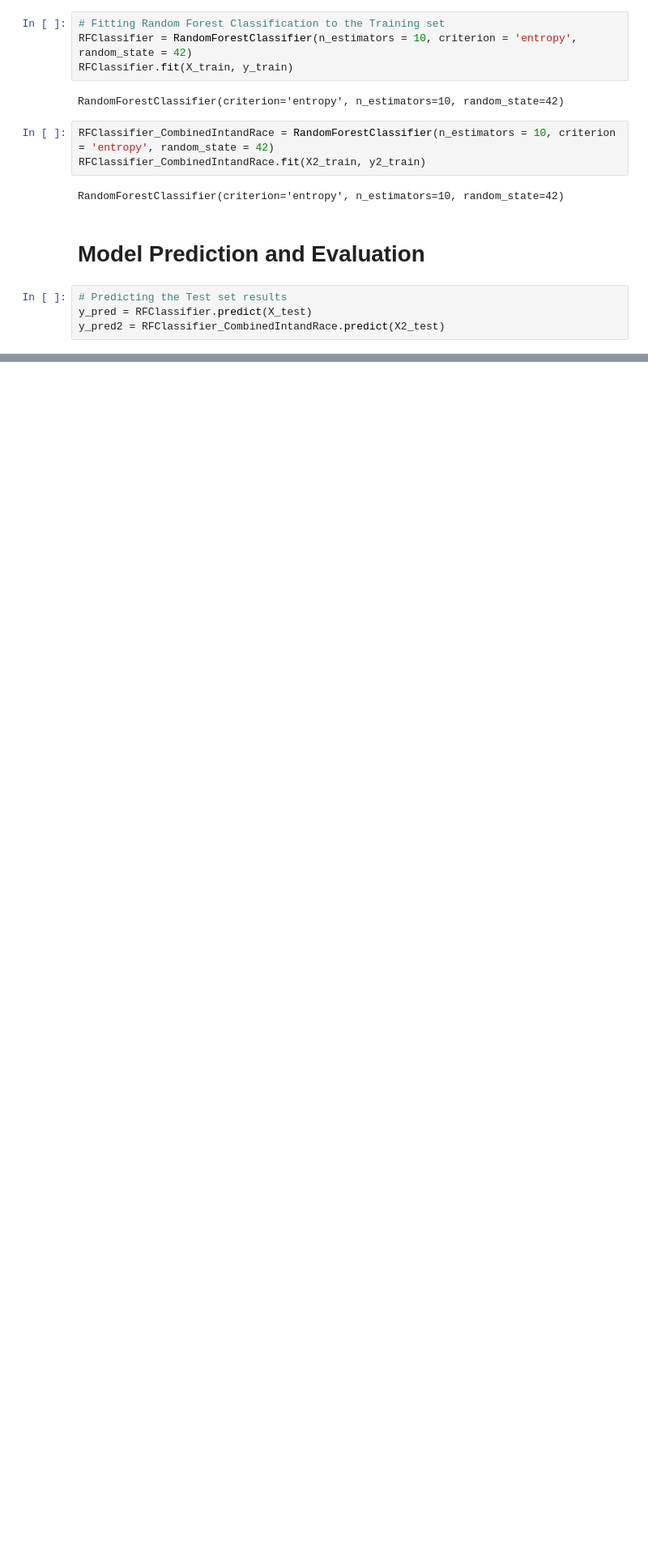
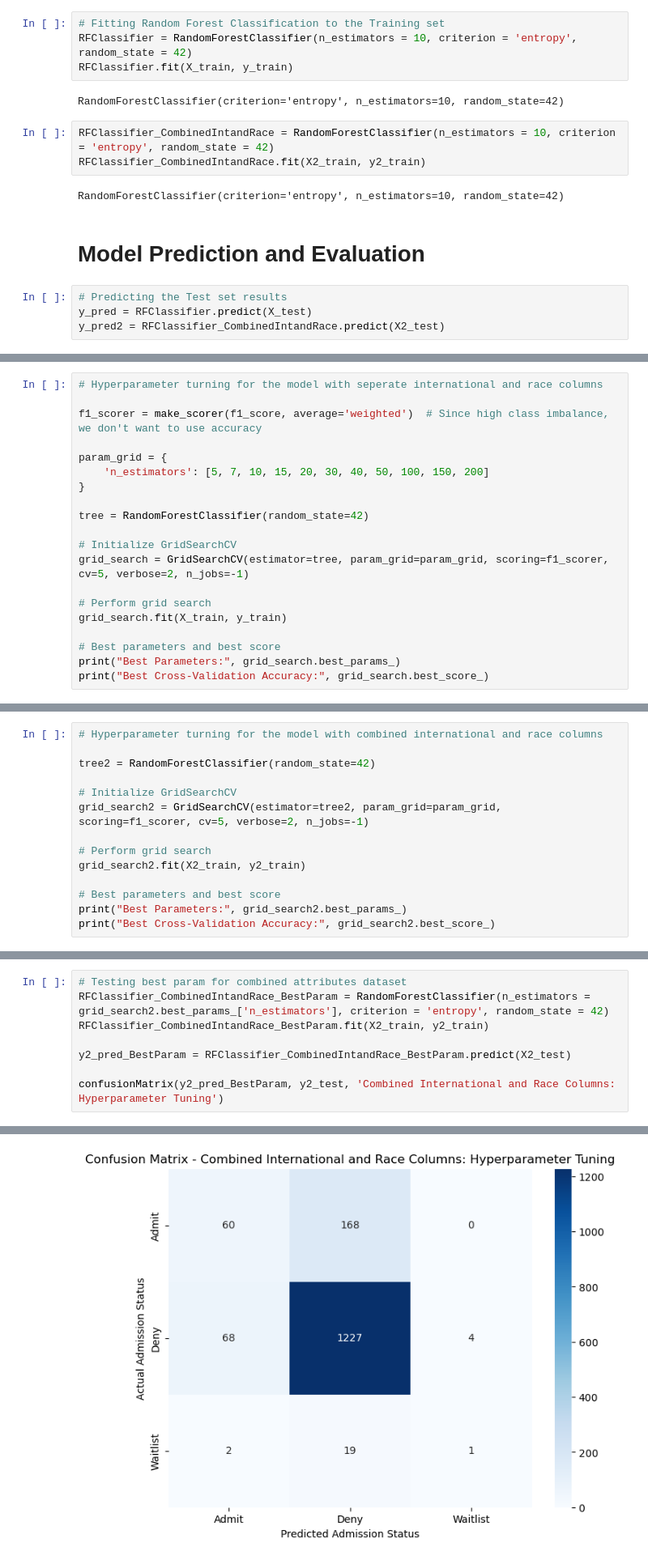
Before and after one commit to cmcguigan1/ds3000a-project, a Jupyter notebook: RandomForest.ipynb, the cells around one changed output, grey strips where cells are left out. Shown: that part at 81% size. Cells and saved outputs as stored; diff of their text form; blank space fills up the shorter version.

Commit message:
Adding hyperparameter tuning to random forest

```diff
--- a/RandomForest.ipynb
+++ b/RandomForest.ipynb
@@ -145,0 +159,20 @@ confusionMatrix(y_pred2, y2_test, 'Combined International and Race Columns')
+# %%
+# Hyperparameter turning for the model with seperate international and race columns
+
+f1_scorer = make_scorer(f1_score, average='weighted')  # Since high class imbalance, we don't want to use accuracy
+
+param_grid = {
+    'n_estimators': [5, 7, 10, 15, 20, 30, 40, 50, 100, 150, 200]
+}
+
+tree = RandomForestClassifier(random_state=42)
+
+# Initialize GridSearchCV
+grid_search = GridSearchCV(estimator=tree, param_grid=param_grid, scoring=f1_scorer, cv=5, verbose=2, n_jobs=-1)
+
+# Perform grid search
+grid_search.fit(X_train, y_train)
+
+# Best parameters and best score
+print("Best Parameters:", grid_search.best_params_)
+print("Best Cross-Validation Accuracy:", grid_search.best_score_)
@@ -145,0 +183,14 @@ confusionMatrix(y_pred2, y2_test, 'Combined International and Race Columns')
+# %%
+# Hyperparameter turning for the model with combined international and race columns
+
+tree2 = RandomForestClassifier(random_state=42)
+
+# Initialize GridSearchCV
+grid_search2 = GridSearchCV(estimator=tree2, param_grid=param_grid, scoring=f1_scorer, cv=5, verbose=2, n_jobs=-1)
+
+# Perform grid search
+grid_search2.fit(X2_train, y2_train)
+
+# Best parameters and best score
+print("Best Parameters:", grid_search2.best_params_)
+print("Best Cross-Validation Accuracy:", grid_search2.best_score_)
@@ -145,0 +203,9 @@ confusionMatrix(y_pred2, y2_test, 'Combined International and Race Columns')
+# %%
+# Testing best param for combined attributes dataset
+RFClassifier_CombinedIntandRace_BestParam = RandomForestClassifier(n_estimators = grid_search2.best_params_['n_estimators'], criterion = 'entropy', random_state = 42)
+RFClassifier_CombinedIntandRace_BestParam.fit(X2_train, y2_train)
+
+y2_pred_BestParam = RFClassifier_CombinedIntandRace_BestParam.predict(X2_test)
+
+confusionMatrix(y2_pred_BestParam, y2_test, 'Combined International and Race Columns: Hyperparameter Tuning')
+# %% [output]
@@ -145,0 +215 @@ confusionMatrix(y_pred2, y2_test, 'Combined International and Race Columns')
+[figure, added]
```
Also changed, not shown: parts of 8 cells of this notebook.
